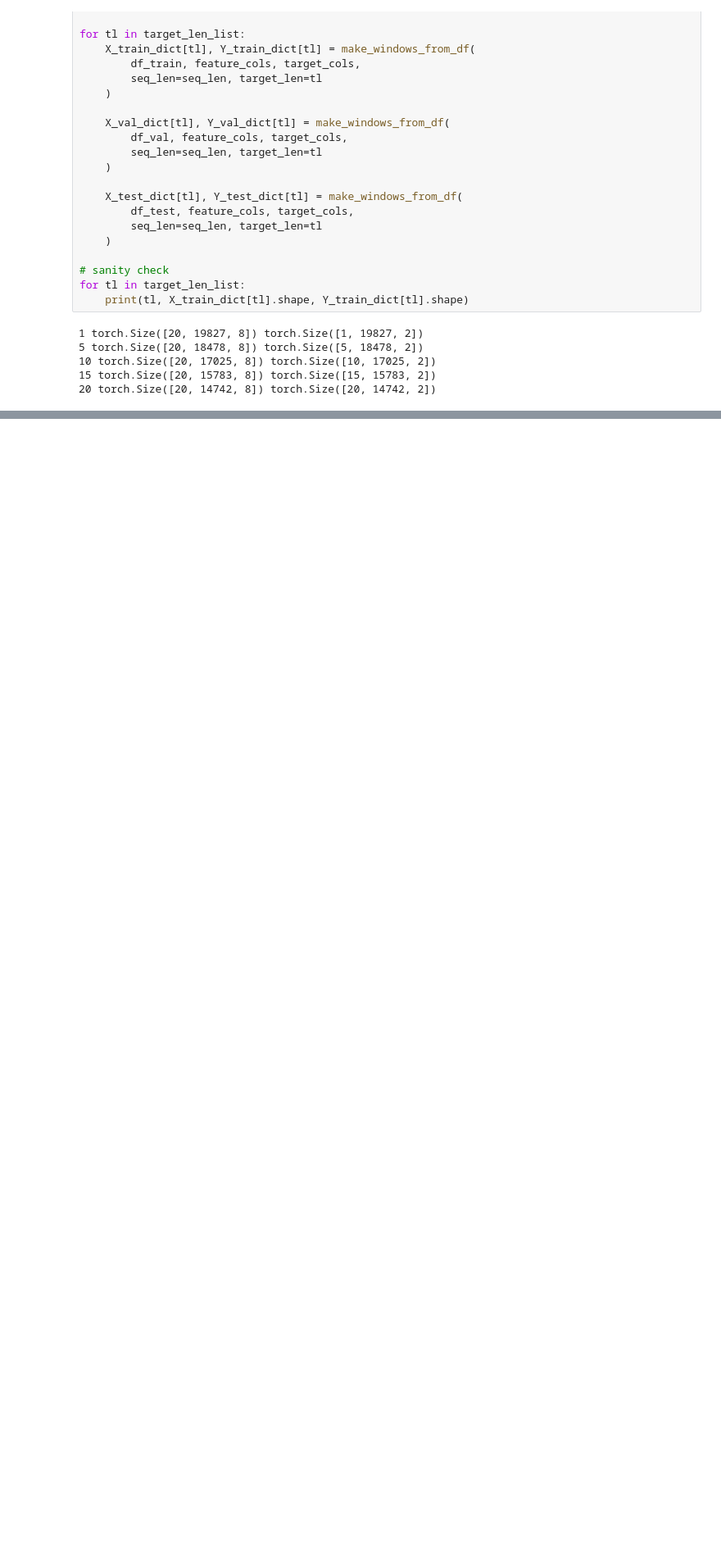
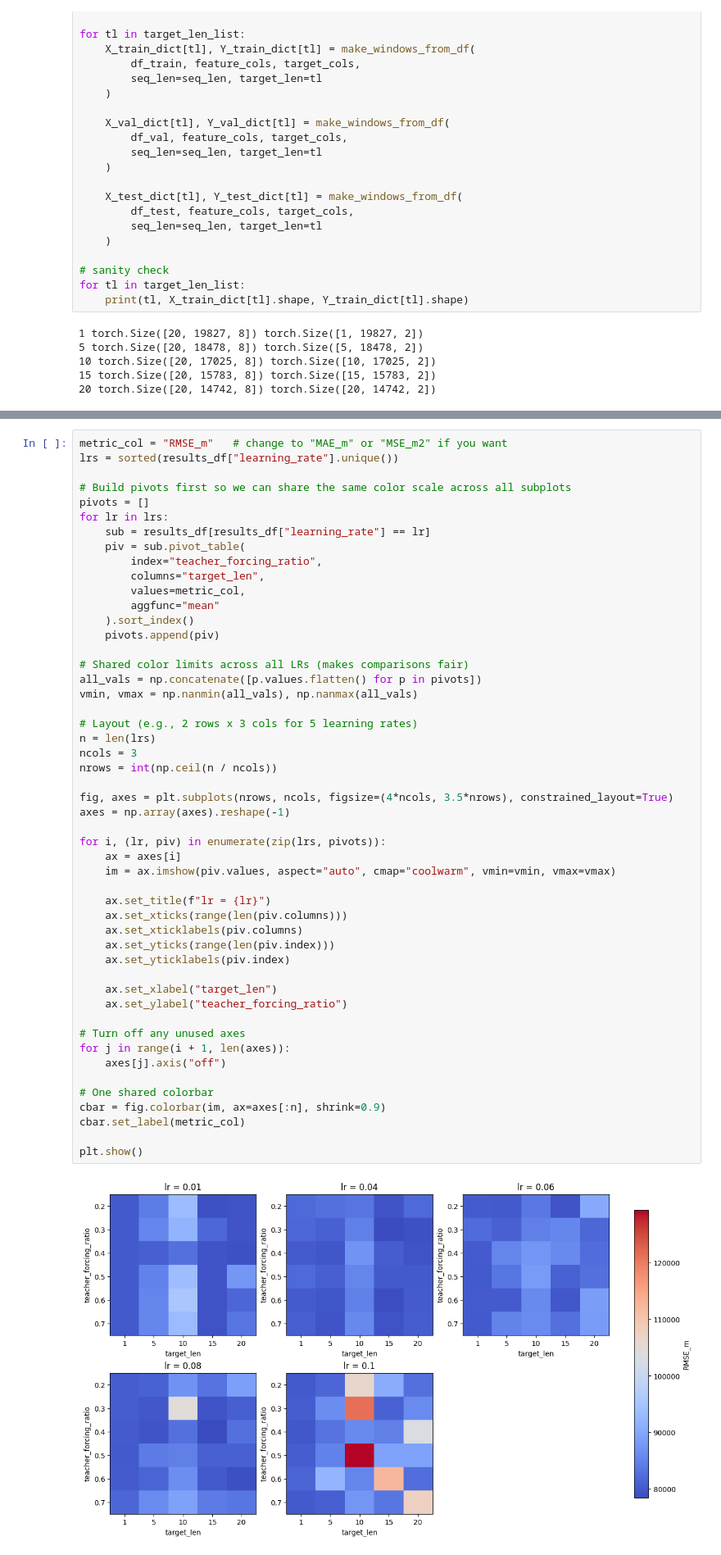
Before and after one commit to JSCshir/Vessel-Traj-Capstone, a Jupyter notebook: run_model.ipynb, the cells around one changed output, grey strips where cells are left out. Shown at 82% size. Saved outputs shown, nothing was run; the diff lists cells and outputs as text; blank space fills up the shorter version.

```diff
--- a/run_model.ipynb
+++ b/run_model.ipynb
@@ -440,0 +541,52 @@ cuda available: False
+# %%
+metric_col = "RMSE_m"   # change to "MAE_m" or "MSE_m2" if you want
+lrs = sorted(results_df["learning_rate"].unique())
+
+# Build pivots first so we can share the same color scale across all subplots
+pivots = []
+for lr in lrs:
+    sub = results_df[results_df["learning_rate"] == lr]
+    piv = sub.pivot_table(
+        index="teacher_forcing_ratio",
+        columns="target_len",
+        values=metric_col,
+        aggfunc="mean"
+    ).sort_index()
+    pivots.append(piv)
+
+# Shared color limits across all LRs (makes comparisons fair)
+all_vals = np.concatenate([p.values.flatten() for p in pivots])
+vmin, vmax = np.nanmin(all_vals), np.nanmax(all_vals)
+
+# Layout (e.g., 2 rows x 3 cols for 5 learning rates)
+n = len(lrs)
+ncols = 3
+nrows = int(np.ceil(n / ncols))
+
+fig, axes = plt.subplots(nrows, ncols, figsize=(4*ncols, 3.5*nrows), constrained_layout=True)
+axes = np.array(axes).reshape(-1)
+
+for i, (lr, piv) in enumerate(zip(lrs, pivots)):
+    ax = axes[i]
+    im = ax.imshow(piv.values, aspect="auto", cmap="coolwarm", vmin=vmin, vmax=vmax)
+
+    ax.set_title(f"lr = {lr}")
+    ax.set_xticks(range(len(piv.columns)))
+    ax.set_xticklabels(piv.columns)
+    ax.set_yticks(range(len(piv.index)))
+    ax.set_yticklabels(piv.index)
+
+    ax.set_xlabel("target_len")
+    ax.set_ylabel("teacher_forcing_ratio")
+
+# Turn off any unused axes
+for j in range(i + 1, len(axes)):
+    axes[j].axis("off")
+
+# One shared colorbar
+cbar = fig.colorbar(im, ax=axes[:n], shrink=0.9)
+cbar.set_label(metric_col)
+
+plt.show()
+# %% [output]
+[figure, added]
```
Also changed, not shown: parts of 19 cells of this notebook.
